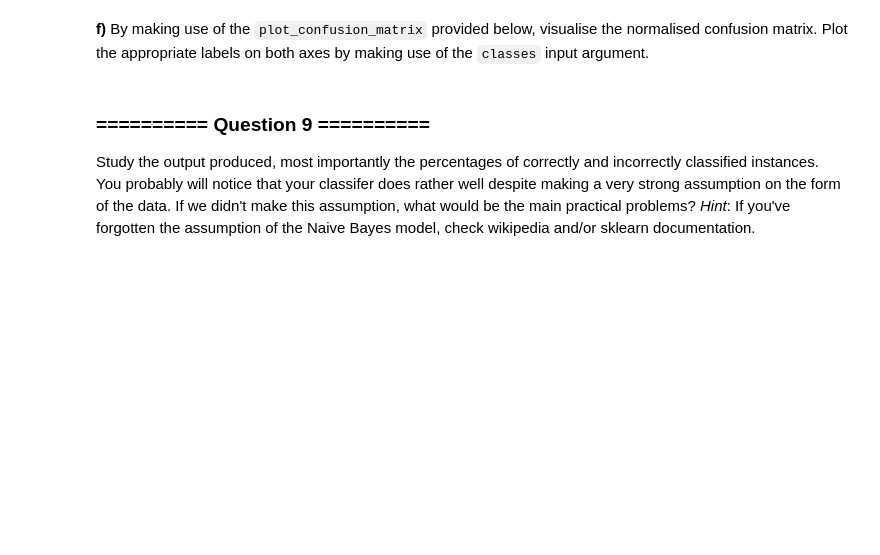
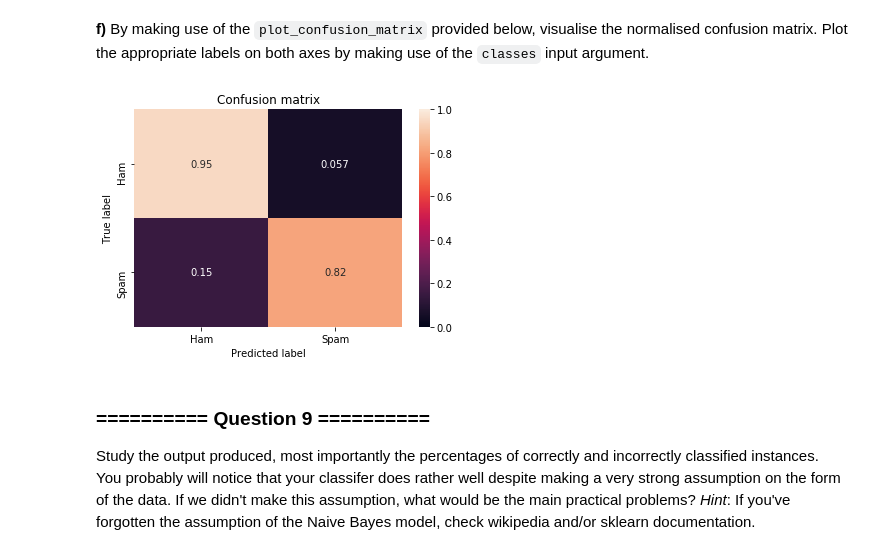
Before and after one commit to SarahIhme/iaml-labs, a Jupyter notebook: Labs/01 - Analysis and Visualisation.ipynb, the cells around one changed output. Saved outputs shown, nothing was run; the diff lists cells and outputs as text; code cells hidden in the pictures; blank space fills up the shorter version.

```diff
--- a/Labs/01 - Analysis and Visualisation.ipynb
+++ b/Labs/01 - Analysis and Visualisation.ipynb
@@ -152,3 +226,5 @@ As a first step we extract the input features and targets from the DataFrame. To
 **b)** Create a Pandas Series object `y` that contains only the label from `spambase_binary`.
 # %%
 # Your Code goes here:
+y=pd.Series(spambase_binary["is_spam"])
+y
@@ -162,3 +260,5 @@ As a first step we extract the input features and targets from the DataFrame. To
 Now we want to train a Multinomial Naive Bayes classifier. Initialise a `MultinomialNB` object and [`fit`](http://scikit-learn.org/0.19/modules/generated/sklearn.naive_bayes.MultinomialNB.html#sklearn.naive_bayes.MultinomialNB.fit) the classifier using the `X` and `y` arrays extracted in the cell above.
 # %%
 # Your Code goes here:
+stat = MultinomialNB()
+stat.fit(X,y)
@@ -188,10 +297,12 @@ Scikit-learn also has a [`confusion_matrix`](http://scikit-learn.org/0.19/module
 **d)** Compute the resulting confusion_matrix by using the builtin scikit-learn class and display the result.
 # %%
 # Your Code goes here:
+confmat=confusion_matrix(stat.predict(spambase_binary.drop(columns="is_spam")),spambase_binary["is_spam"])
 # %% [markdown]
 **e)** Normalise the produced confusion matrix by the true class and display the result. In other words, the matrix should show you what proportion of `Ham` emails were predicted as `Ham`/`Spam` and vice versa.
 # %%
 # Your Code goes here:
+normal_confmat=(confmat/np.sum(confmat,axis=1))
 # %% [markdown]
 **f)** By making use of the `plot_confusion_matrix` provided below, visualise the normalised confusion matrix. Plot the appropriate labels on both axes by making use of the `classes` input argument.
 # %%
@@ -206,6 +317,9 @@ def plot_confusion_matrix(cm, classes=None, title='Confusion matrix'):
     plt.xlabel('Predicted label')
 # %%
 # Your Code goes here:
+plot_confusion_matrix(normal_confmat, classes=["Ham", "Spam"])
+# %% [output]
+[figure, added]
 # %% [markdown]
 ### ========== Question 9 ==========
 
```
Also changed, not shown: parts of 32 cells of this notebook.
